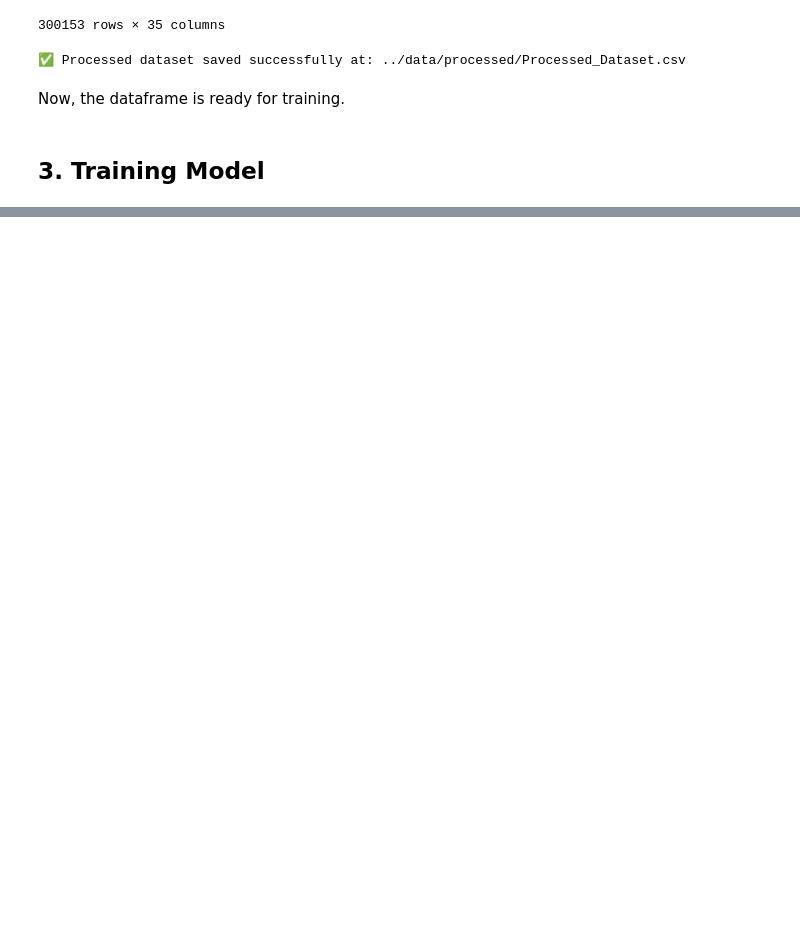
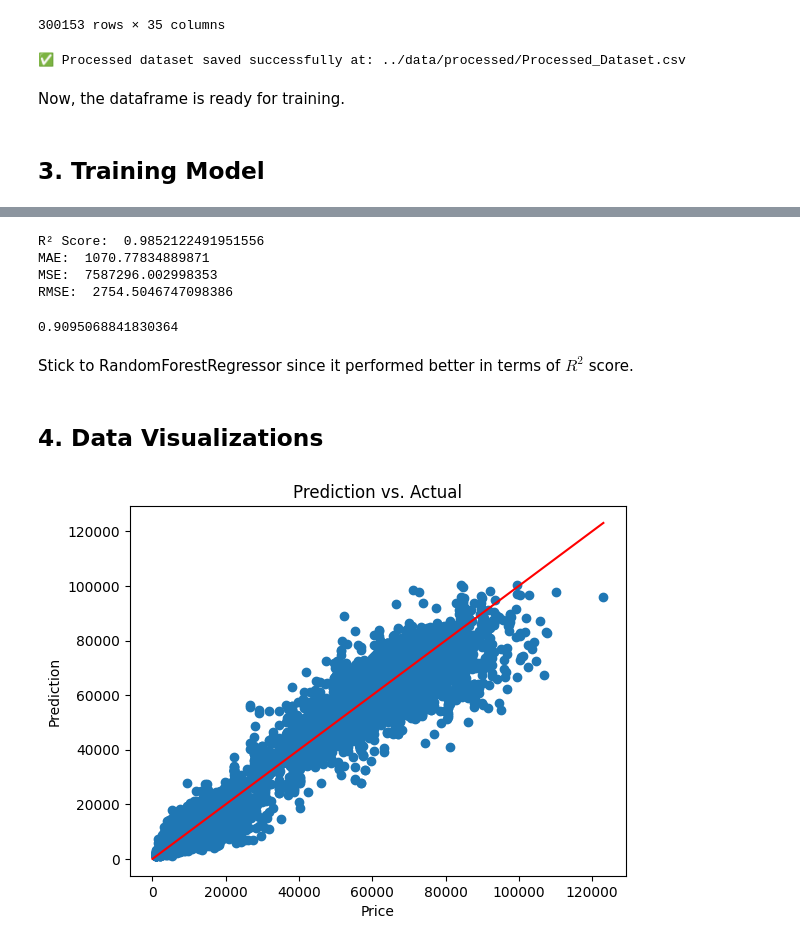
Before and after one commit to romemaliwat/Flight-Price-Prediction, a Jupyter notebook: notebooks/01_data_exploration.ipynb, the cells around one changed output, grey strips where cells are left out. Drawn from its saved outputs; the diff is of its cells as text; code cells hidden in the pictures; blank space fills up the shorter version.

```diff
--- a/notebooks/01_data_exploration.ipynb
+++ b/notebooks/01_data_exploration.ipynb
@@ -257,0 +265,2 @@ Now, the dataframe is ready for training.
+# %%
+X, y = df.drop('price', axis = 1), df['price']
@@ -257,0 +300,8 @@ Now, the dataframe is ready for training.
+# %%
+X_train, X_test, y_train, y_test = train_test_split(X, y, test_size = 0.2)
+# %%
+# Initializing the RandomForestRegressor
+reg_default = RandomForestRegressor(n_jobs = -1)
+
+# Fitting the X_train and y_train
+reg_default.fit(X_train, y_train)
@@ -257,0 +320,37 @@ Now, the dataframe is ready for training.
+# %%
+y_pred = reg_default.predict(X_test)
+
+print('R\u00b2 Score: ', r2_score(y_test, y_pred))
+print('MAE: ', mean_absolute_error(y_test, y_pred))
+print('MSE: ', mean_squared_error(y_test, y_pred))
+print('RMSE: ', math.sqrt(mean_squared_error(y_test, y_pred)))
+# %% [output]
+R² Score:  0.9852122491951556
+MAE:  1070.77834889871
+MSE:  7587296.002998353
+RMSE:  2754.5046747098386
+# %%
+from sklearn.linear_model import LinearRegression
+
+linear_regression = LinearRegression()
+
+linear_regression.fit(X_train, y_train)
+
+linear_regression.score(X_test, y_test)
+# %% [output]
+0.9095068841830364
+# %% [markdown]
+Stick to RandomForestRegressor since it performed better in terms of $R^2$ score.
+# %% [markdown]
+## 4. Data Visualizations
+# %%
+import matplotlib.pyplot as plt
+
+plt.scatter(y_test, y_pred)
+plt.plot(np.linspace(0, max(y_test)), np.linspace(0, max(y_test)), color='r')
+plt.xlabel('Price')
+plt.ylabel('Prediction')
+plt.title('Prediction vs. Actual')
+plt.savefig('../reports/training_outputs/Prediction-vs-Actual.png', bbox_inches='tight', dpi=300)
+# %% [output]
+[figure, added]
```
Also changed, not shown: parts of 21 cells of this notebook, 4 other files.
